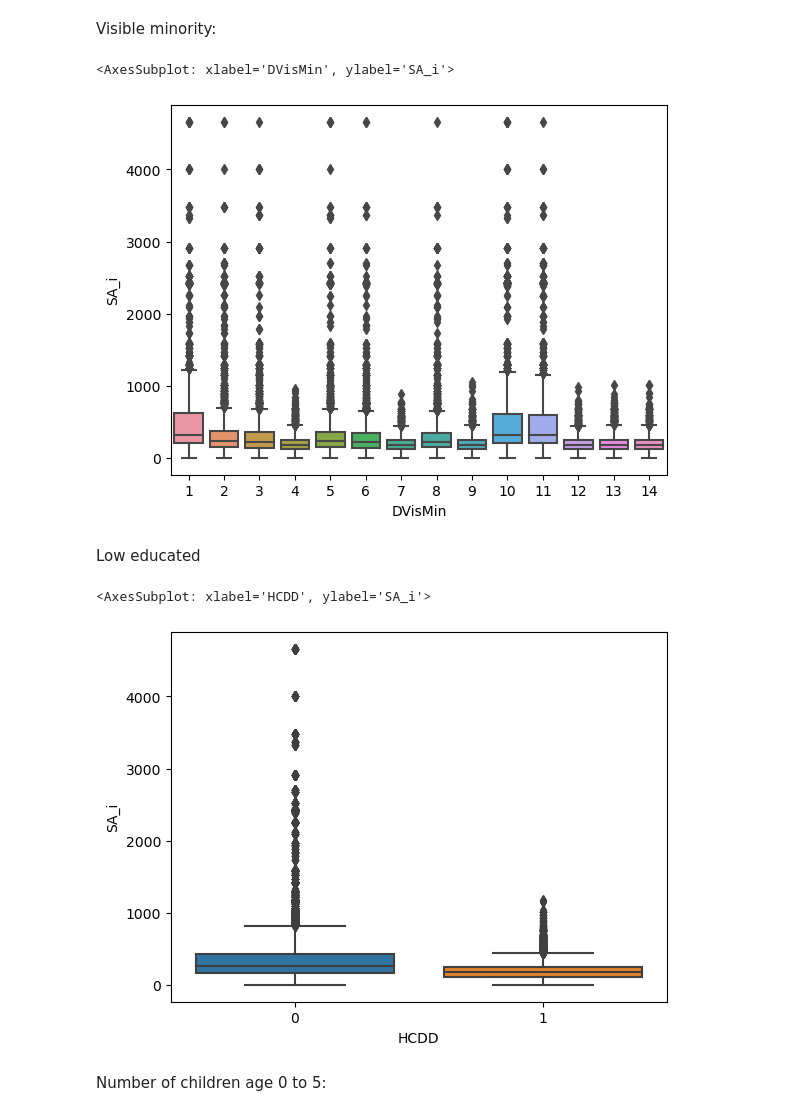
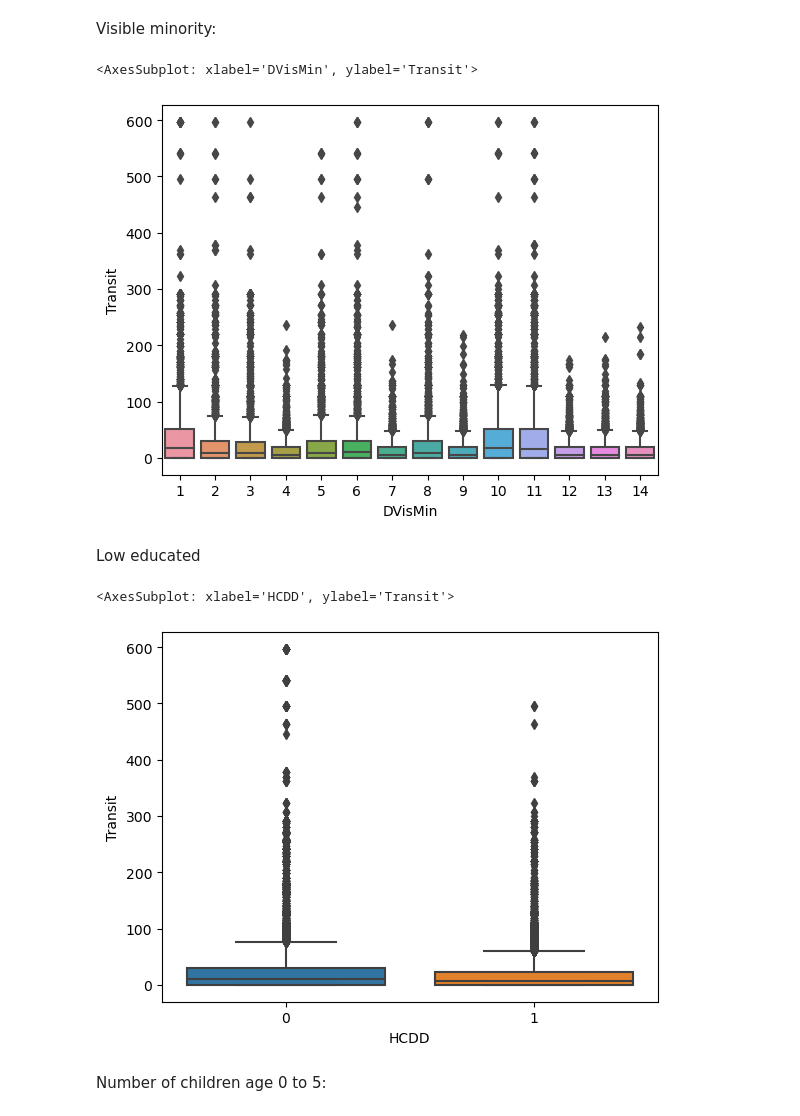
Before and after one commit to dias-bruno/CommuteCA, a Jupyter notebook: data-raw/make-data/01_test_data/02-Census-Test-Data-Toronto.ipynb, the cells around one changed output. Saved outputs shown, nothing was run; the diff lists cells and outputs as text; code cells hidden in the pictures.

```diff
--- a/data-raw/make-data/01_test_data/02-Census-Test-Data-Toronto.ipynb
+++ b/data-raw/make-data/01_test_data/02-Census-Test-Data-Toronto.ipynb
@@ -106,7 +106,7 @@ SA_mode_wide
 | 3708 | 35205069 | 0.000000 | 499.509727 | 38.511144 | 0.000000 |
 3709 rows × 5 columns
 # %%
-SA_general = pd.read_csv("C:/Bruno/CommuteCA/data-ignore-inputs/Santos_released/released/SA_general.csv")
+SA_general = pd.read_csv("C:/Bruno/CommuteCA/data-ignore-inputs/Santos_released/released/SA_general_original.csv")
 # %%
 SA_general
 # %% [output]
@@ -188,8 +188,8 @@ sns.boxplot(data=census_toronto_sa, x='GENDER_BINARY', y='SA_i')
 # %% [markdown]
 Low income:
 # %%
-prob_high = expit(centered * 0.006)
-prob_low = expit(-centered * 0.006)
+prob_high = expit(centered * 0.05)
+prob_low = expit(-centered * 0.25)
 
 total = prob_high + prob_low + prob_high + prob_low
 p1 = prob_high / total
@@ -369,10 +369,10 @@ DVisMin = [np.random.choice(all_groups, p=probs) for probs in prob_matrix]
 
 census_toronto_sa['DVisMin'] = DVisMin
 # %%
-sns.boxplot(data=census_toronto_sa, x='DVisMin', y='SA_i')
+sns.boxplot(data=census_toronto_sa, x='DVisMin', y='Transit')
 # %% [output]
-<AxesSubplot: xlabel='DVisMin', ylabel='SA_i'>
+<AxesSubplot: xlabel='DVisMin', ylabel='Transit'>
-[figure, old version]
+[figure, new version]
 # %% [markdown]
 Low educated
 # %%
@@ -381,10 +381,10 @@ prob_edu_1 = 1 - expit(centered * 0.005)
 census_toronto_sa['HCDD'] = np.random.binomial(1, prob_edu_1)
 #census_toronto_sa.loc[census_toronto_sa['HCDD'] == 2, 'HCDD'] = 10
 # %%
-sns.boxplot(data=census_toronto_sa, x='HCDD', y='SA_i')
+sns.boxplot(data=census_toronto_sa, x='HCDD', y='Transit')
 # %% [output]
-<AxesSubplot: xlabel='HCDD', ylabel='SA_i'>
+<AxesSubplot: xlabel='HCDD', ylabel='Transit'>
-[figure, old version]
+[figure, new version]
 # %% [markdown]
 Number of children age 0 to 5:
 # %%
```
Also changed, not shown: parts of 13 cells of this notebook, 7 other files.
